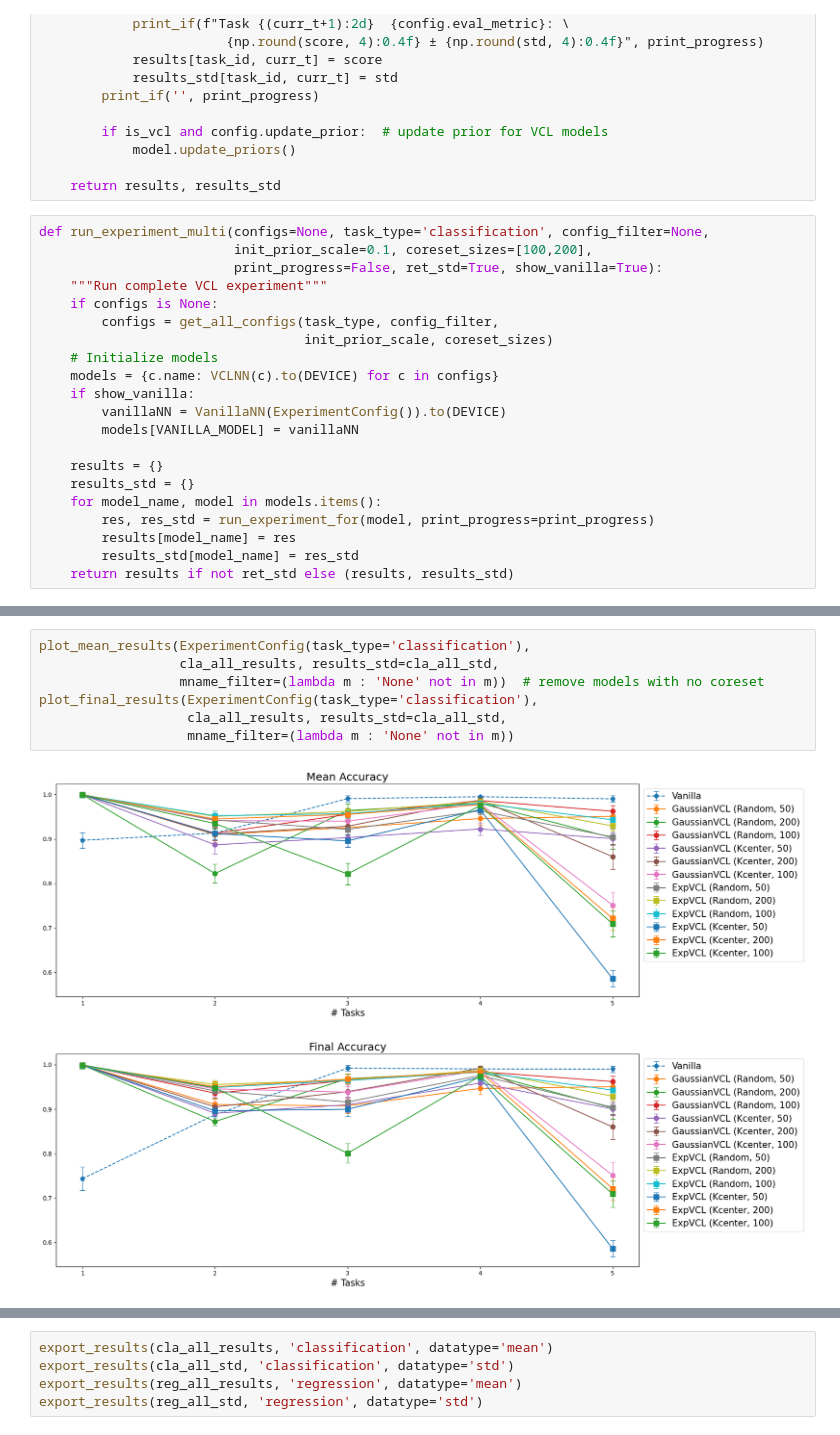
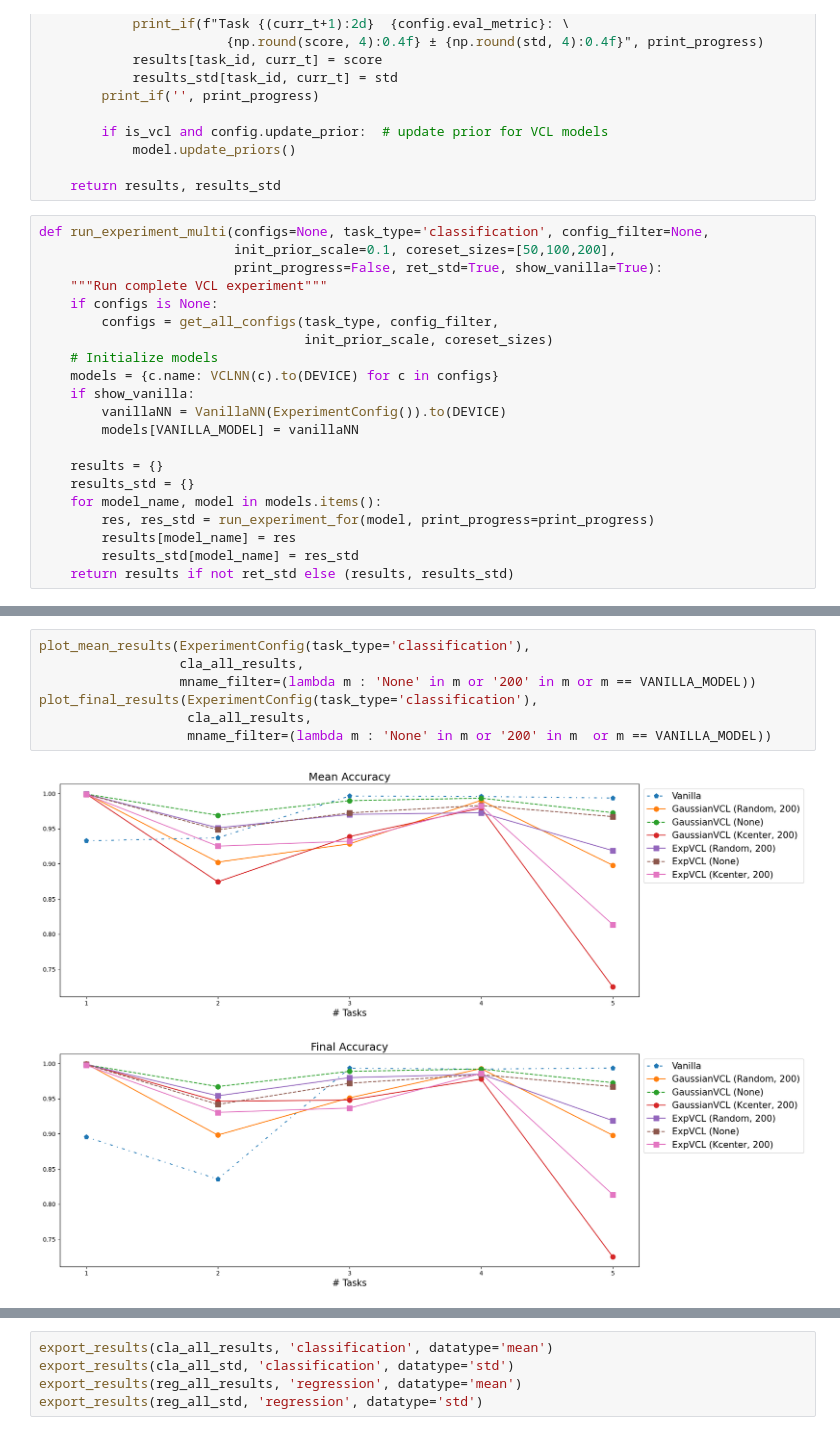
Before and after one commit to 7angel4/VCL-extensions, a Jupyter notebook: experiments.ipynb, the cells around one changed output, grey strips where cells are left out. Cells and saved outputs as stored; diff of their text form.

```diff
--- a/experiments.ipynb
+++ b/experiments.ipynb
@@ -52,7 +52,7 @@ def run_experiment_for(model, print_progress=False):
     return results, results_std
 # %%
 def run_experiment_multi(configs=None, task_type='classification', config_filter=None,
-                         init_prior_scale=0.1, coreset_sizes=[100,200],
+                         init_prior_scale=0.1, coreset_sizes=[50,100,200],
                          print_progress=False, ret_std=True, show_vanilla=True):
     """Run complete VCL experiment"""
     if configs is None:
@@ -131,13 +156,13 @@ cla_all_results, cla_all_std = run_experiment_multi(configs=configs, task_type='
 # %%
 plot_mean_results(ExperimentConfig(task_type='classification'),
-                  cla_all_results, results_std=cla_all_std,
-                  mname_filter=(lambda m : 'None' not in m))  # remove models with no coreset
+                  cla_all_results,
+                  mname_filter=(lambda m : 'None' in m or '200' in m or m == VANILLA_MODEL))
 plot_final_results(ExperimentConfig(task_type='classification'),
-                   cla_all_results, results_std=cla_all_std,
-                   mname_filter=(lambda m : 'None' not in m))
+                   cla_all_results,
+                   mname_filter=(lambda m : 'None' in m or '200' in m  or m == VANILLA_MODEL))
 # %% [output]
-[figure, old version]
+[figure, new version]
-[figure, old version]
+[figure, new version]
 # %%
 plot_mean_results(ExperimentConfig(task_type='classification'),
                   cla_all_results, results_std=cla_all_std,
```
Also changed, not shown: parts of 19 cells of this notebook, 5 other files.
